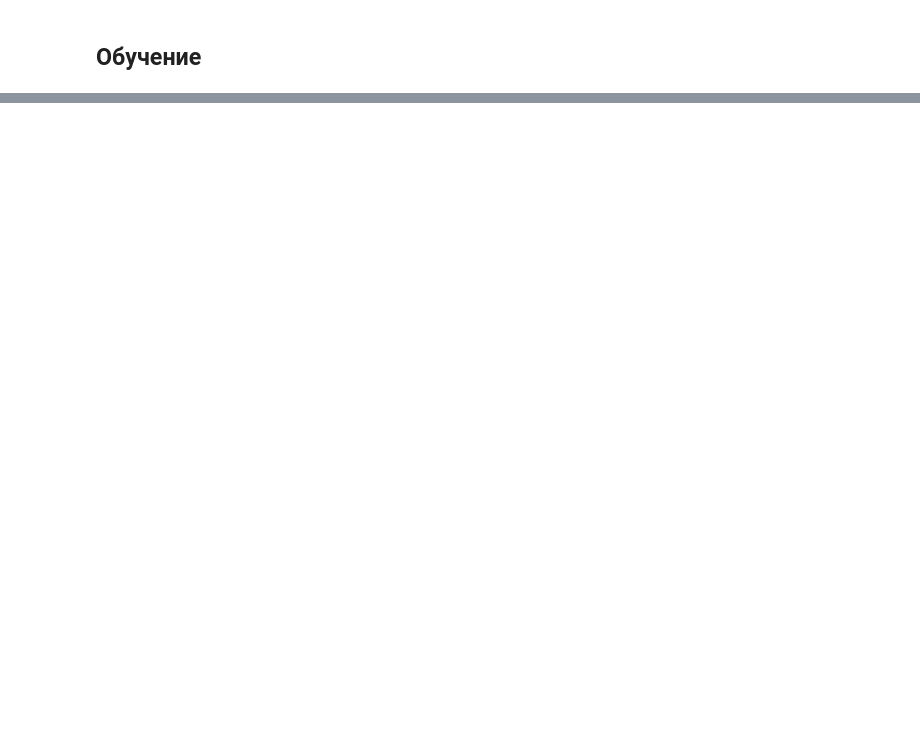
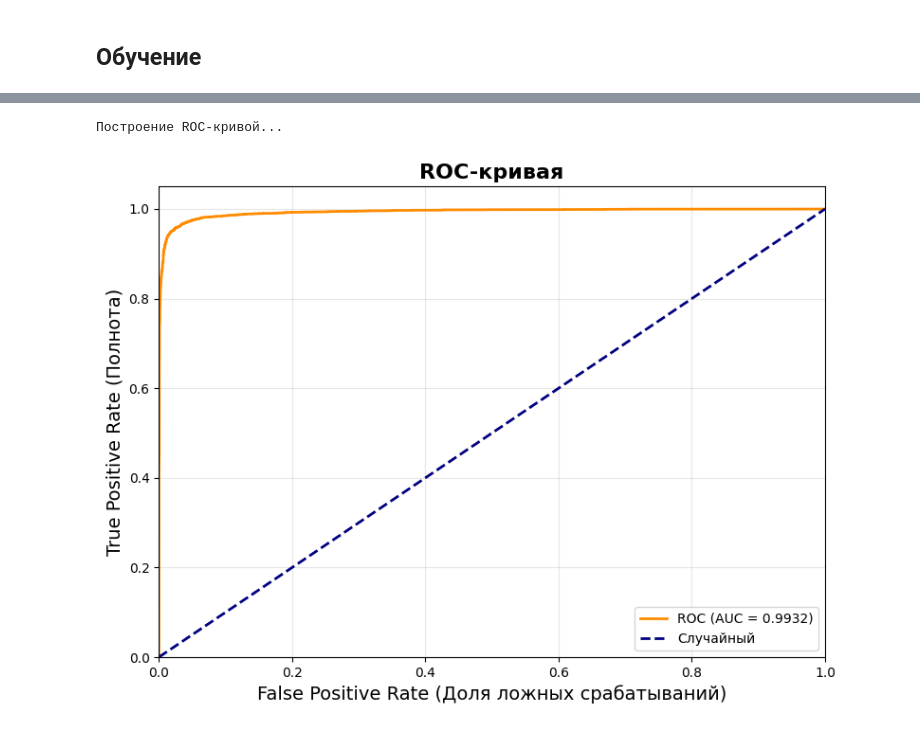
Before and after one commit to oleffr/bip_project, a Jupyter notebook: test_ml/test_train_model(for_debug).ipynb, the cells around one changed output, grey strips where cells are left out. Drawn from its saved outputs; the diff is of its cells as text; code cells hidden in the pictures; blank space fills up the shorter version.

Commit message:
model? test_ml

```diff
--- a/test_ml/test_train_model(for_debug).ipynb
+++ b/test_ml/test_train_model(for_debug).ipynb
@@ -221,10 +416,8 @@ def tokenize_function(examples):
     """Токенизирует тексты и добавляет метки."""
     tokenized = tokenizer(
         examples["message"],
-        padding="max_length",
         truncation=True,
-        max_length=MAX_LENGTH,
-        return_tensors="pt",
+        max_length=MAX_LENGTH
     )
     tokenized["labels"] = examples["label"]
     return tokenized
@@ -290,9 +490,6 @@ data_collator = DataCollatorWithPadding(
 # %% [markdown]
 ## Параметры обучения
 # %%
-import transformers
-from packaging import version
-
 print(f"Используется transformers версии: {transformers.__version__}")
 
 training_args = TrainingArguments(
@@ -302,7 +499,9 @@ training_args = TrainingArguments(
     per_device_eval_batch_size=EVAL_BATCH_SIZE,
     learning_rate=LEARNING_RATE,
     eval_strategy="epoch",
-    save_strategy="no",
+    save_strategy="epoch",
     report_to=[],
     seed=RANDOM_SEED,
+    load_best_model_at_end=True,
+    metric_for_best_model="f1",
 )
@@ -315,6 +516,7 @@ trainer = Trainer(
     processing_class=tokenizer,
     data_collator=data_collator,
     compute_metrics=compute_metrics,
+    callbacks=[EarlyStoppingCallback(early_stopping_patience=2)]
 )
 # %% [markdown]
 ## Обучение
@@ -350,6 +570,7 @@ y_true = test_results.label_ids
 y_pred = np.argmax(test_results.predictions, axis=1)
 # Вероятности для ROC
 if num_labels == 2:
-    y_scores = torch.softmax(torch.tensor(test_results.predictions), dim=1).numpy()[:, 1]
+    probs = torch.softmax(torch.from_numpy(test_results.predictions), dim=1)
+    y_scores = probs[:, 1].numpy()
 else:
     y_scores = None
@@ -355,0 +650,64 @@ else:
+# %%
+
+# ----------------------------- ROC-кривая (для бинарной классификации) -----
+def plot_roc_curve(y_true, y_scores):
+    """Строит ROC-кривую и вычисляет AUC."""
+    fpr, tpr, _ = roc_curve(y_true, y_scores)
+    roc_auc = auc(fpr, tpr)
+
+    plt.figure(figsize=(8, 6))
+    plt.plot(fpr, tpr, color="darkorange", lw=2, label=f"ROC (AUC = {roc_auc:.4f})")
+    plt.plot([0, 1], [0, 1], color="navy", lw=2, linestyle="--", label="Случайный")
+    plt.xlim([0.0, 1.0])
+    plt.ylim([0.0, 1.05])
+    plt.xlabel("False Positive Rate (Доля ложных срабатываний)", fontsize=14)
+    plt.ylabel("True Positive Rate (Полнота)", fontsize=14)
+    plt.title("ROC-кривая", fontsize=16, fontweight="bold")
+    plt.legend(loc="lower right")
+    plt.grid(alpha=0.3)
+    plt.tight_layout()
+    plt.show()
+    return roc_auc
+
+if num_labels == 2 and y_scores is not None:
+    print("\nПостроение ROC-кривой...")
+    roc_auc = plot_roc_curve(y_true, y_scores)
+    print(f"AUC = {roc_auc:.4f}")
+
+# ----------------------------- Анализ ошибок (примеры) ----------------------
+def analyze_errors(texts, y_true, y_pred, num_examples=5):
+    """Выводит примеры ошибочных классификаций."""
+    misclassified = np.where(y_true != y_pred)[0]
+    if len(misclassified) == 0:
+        print("\nОшибок нет! Модель идеальна.")
+        return
+
+    print(f"\nВсего ошибок: {len(misclassified)} ({len(misclassified)/len(y_true)*100:.1f}%)")
+
+    fp_idx = misclassified[y_pred[misclassified] == 1]
+    fn_idx = misclassified[y_pred[misclassified] == 0]
+
+    print(f"  Ложные срабатывания (FP): {len(fp_idx)}")
+    print(f"  Пропуски (FN): {len(fn_idx)}")
+
+    if len(fp_idx) > 0:
+        print("\nПримеры ложных срабатываний (безопасное → фишинг):")
+        for i, idx in enumerate(fp_idx[:num_examples]):
+            print(f"  {i+1}. {texts.iloc[idx][:100]}...")
+
+    if len(fn_idx) > 0:
+        print("\nПримеры пропусков (фишинг → безопасное):")
+        for i, idx in enumerate(fn_idx[:num_examples]):
+            print(f"  {i+1}. {texts.iloc[idx][:100]}...")
+
+print("\n" + "=" * 60)
+print("АНАЛИЗ ОШИБОК")
+print("=" * 60)
+analyze_errors(test_df["message"], y_true, y_pred)
+
+print("\n" + "=" * 60)
+print("РАБОТА ЗАВЕРШЕНА")
+print("=" * 60)
+# %% [output]
+Построение ROC-кривой...
+[figure, added]
```
Also changed, not shown: parts of 33 cells of this notebook, 5 other files.
